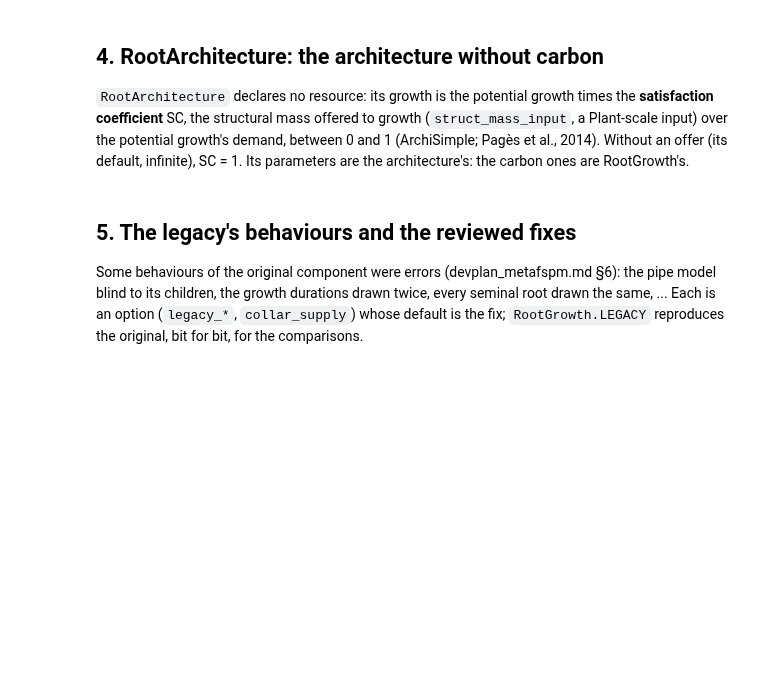
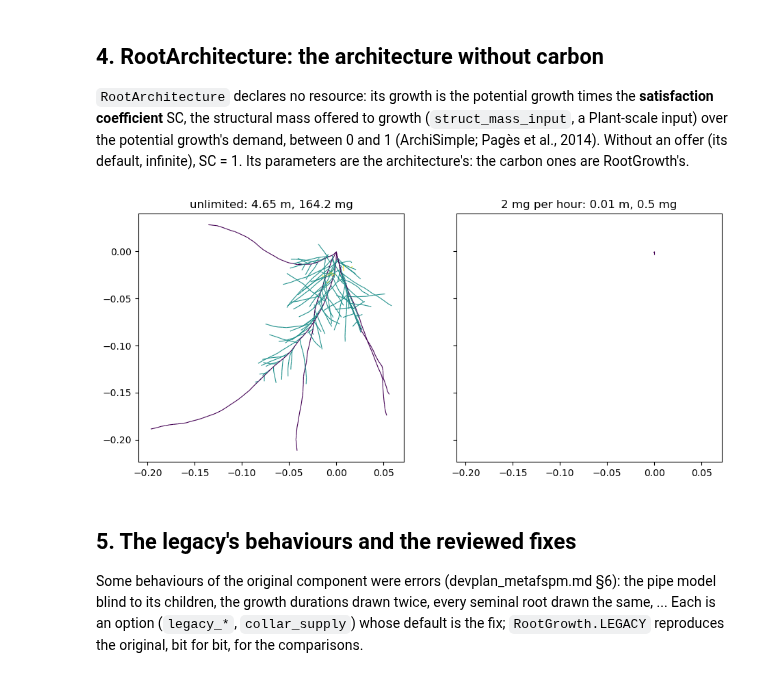
Before and after one commit to openalea/rhizodep, a Jupyter notebook: example/tutorials/tutorial_metafspm_01_root_growth.ipynb, the cells around one changed output. Saved outputs shown, nothing was run; the diff lists cells and outputs as text; code cells hidden in the pictures; blank space fills up the shorter version.

```diff
--- a/example/tutorials/tutorial_metafspm_01_root_growth.ipynb
+++ b/example/tutorials/tutorial_metafspm_01_root_growth.ipynb
@@ -110,32 +110,34 @@ the architecture's: the carbon ones are RootGrowth's.
 # %%
 class Architecture:
     initiators = (RootArchitecture,)
 
     def __init__(self, data_structure, time_step, offer=None):
         self.data_structure, self.offer = data_structure, offer
         self.architecture = RootArchitecture(data_structure=data_structure, time_step=time_step)
         self.components = [self.architecture]
 
     def run(self):
         if self.offer is not None:                         # g per step and plant
             self.data_structure.set("struct_mass_input", np.full(len(self.data_structure.entity_ids("Plant")),
                                                                  self.offer))
         self.architecture()
 
 
 architecture_parameters = {k: v for k, v in GB_SOIL_1_0.items() if k in RootArchitecture.__dataclass_fields__}
 runs = {}
-for label, offer in (("unlimited", None), ("100 mg per hour", 100e-6)):
+for label, offer in (("unlimited", None), ("2 mg per hour", 2e-6)):
     # a key the model names in its __init__ (offer) is its own argument; "parameters", its components'
     runs[label] = Scene(planting(Architecture, [{"parameters": architecture_parameters, "offer": offer}]),
                         time_step=3600)
     runs[label].simulate(24 * 10)
 fig, axes = plt.subplots(1, 2, figsize=(11, 5), sharex=True, sharey=True)
 for ax, (label, run) in zip(axes, runs.items()):
     draw_root_system(ax, snapshot(run), color_by="root_order", linewidth_by_radius=False)
     t = totals(snapshot(run))
     ax.set_title(f"{label}: {t['length']:.2f} m, {t['struct_mass'] * 1e3:.1f} mg")
 plt.show()
+# %% [output]
+[figure, added]
 # %% [markdown]
 ## 5. The legacy's behaviours and the reviewed fixes
 
```
Also changed, not shown: parts of 7 cells of this notebook, 7 other files.
